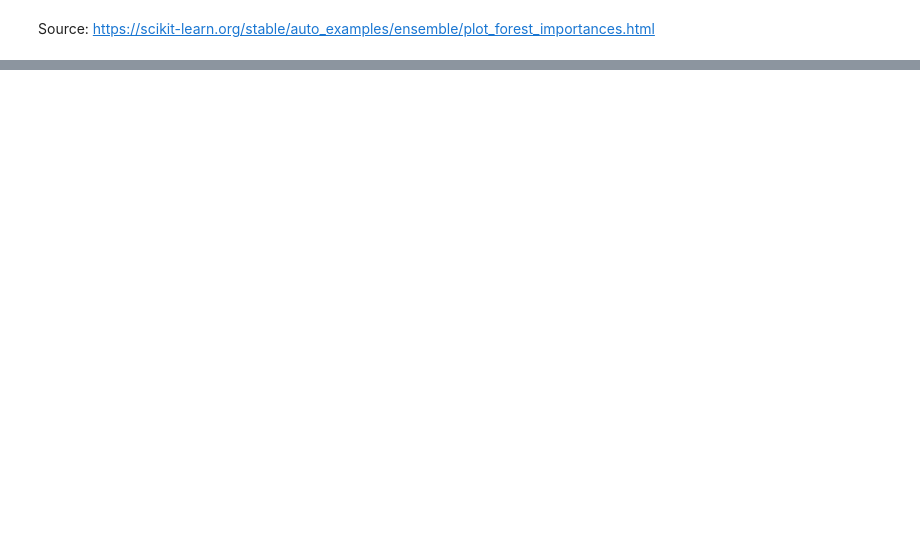
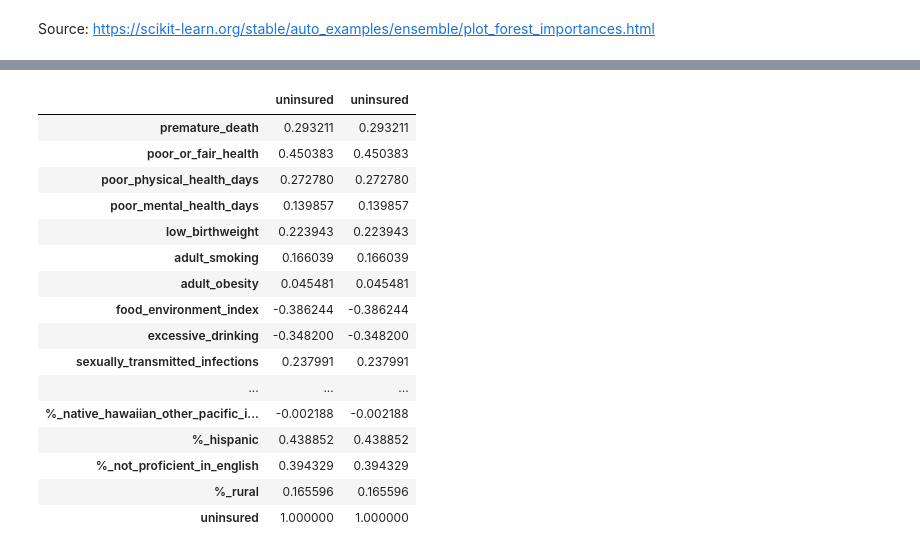
Before and after one commit to aortiz97-stack/New_Team_111, a Jupyter notebook: National_Random_Forest.ipynb, the cells around one changed output, grey strips where cells are left out. Drawn from its saved outputs; the diff is of its cells as text; code cells hidden in the pictures; blank space fills up the shorter version.

```diff
--- a/National_Random_Forest.ipynb
+++ b/National_Random_Forest.ipynb
@@ -259,0 +339,21 @@ plt.savefig('Data/Random_Forest_Results/Feature_Importance/us_feature_importance
+# %%
+def low_high(rate):
+    maximum = analysis_data[most_important_col].max()
+    minimum = analysis_data[most_important_col].min()
+    rang = maximum-minimum
+    if rate < (minimum + rang/2):
+        return 'low'
+    else:
+        return 'high'
+
+analysis_data['level'] = analysis_data[most_important_col].apply(low_high)
+# %%
+signif_df = analysis_data.set_index('level')
+# %%
+col_list = []
+for column in signif_df.columns:
+    if column != most_important_col:
+        stats = pg.ttest(signif_df.loc['low'][column], signif_df.loc['high'][column])
+        if stats['p-val'][0] <= 0.05:
+            print("Column: {}, p-value: {}".format(column, stats['p-val'][0]))
+            col_list.append(column)
@@ -259,0 +378,24 @@ plt.savefig('Data/Random_Forest_Results/Feature_Importance/us_feature_importance
+# %%
+corr = signif_df[col_list + ['uninsured']].corr()
+corr.uninsured
+#sns.color_palette("vlag", as_cmap=True)
+#sns.heatmap(corr,cmap='vlag')
+#sns.color_palette("vlag", as_cmap=True)
+# %% [output]
+|  | uninsured | uninsured |
+| premature_death | 0.293211 | 0.293211 |
+| poor_or_fair_health | 0.450383 | 0.450383 |
+| poor_physical_health_days | 0.272780 | 0.272780 |
+| poor_mental_health_days | 0.139857 | 0.139857 |
+| low_birthweight | 0.223943 | 0.223943 |
+| adult_smoking | 0.166039 | 0.166039 |
+| adult_obesity | 0.045481 | 0.045481 |
+| food_environment_index | -0.386244 | -0.386244 |
+| excessive_drinking | -0.348200 | -0.348200 |
+| sexually_transmitted_infections | 0.237991 | 0.237991 |
+| ... | ... | ... |
+| %_native_hawaiian_other_pacific_i... | -0.002188 | -0.002188 |
+| %_hispanic | 0.438852 | 0.438852 |
+| %_not_proficient_in_english | 0.394329 | 0.394329 |
+| %_rural | 0.165596 | 0.165596 |
+| uninsured | 1.000000 | 1.000000 |
```
Also changed, not shown: parts of 15 cells of this notebook, 4 other files.
